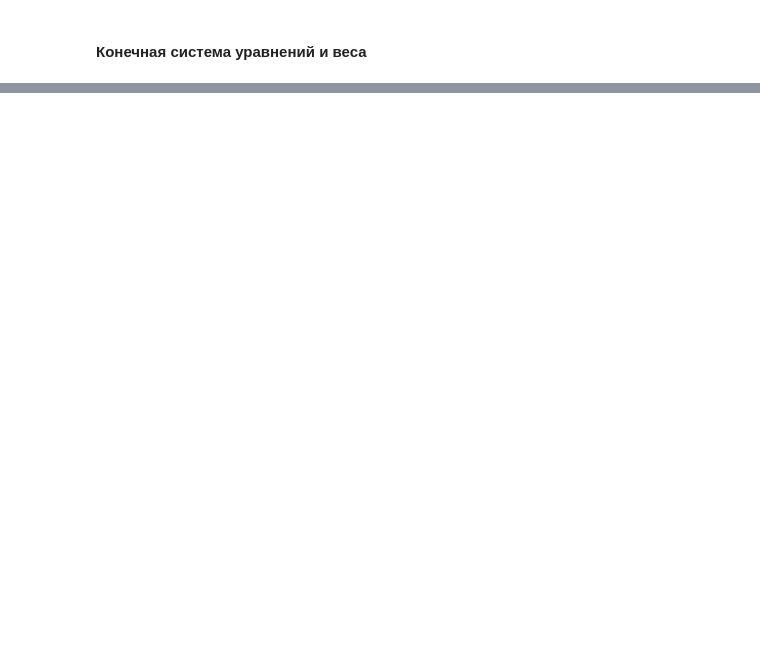
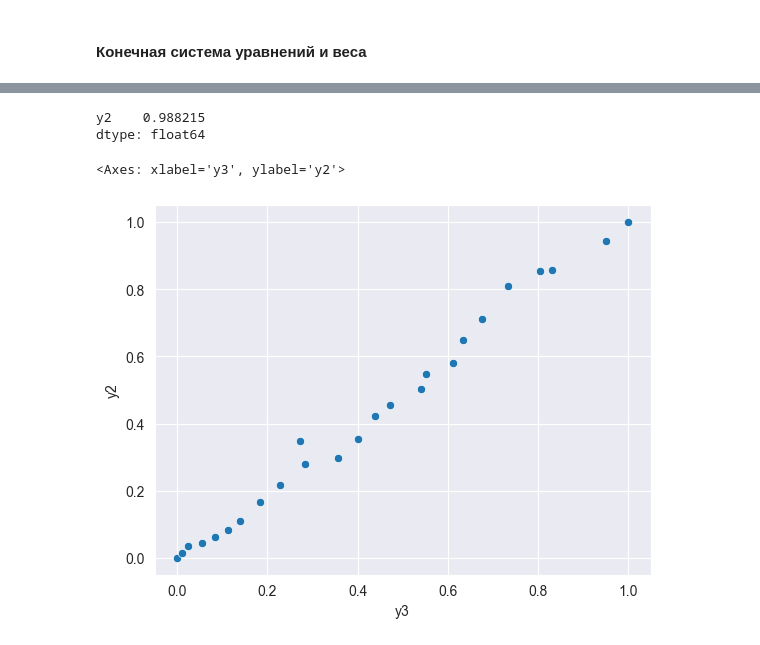
Before and after one commit to CosmDandy/-_4_-, a Jupyter notebook: analysis.ipynb, the cells around one changed output, grey strips where cells are left out. Drawn from its saved outputs; the diff is of its cells as text; code cells hidden in the pictures; blank space fills up the shorter version.

```diff
--- a/analysis.ipynb
+++ b/analysis.ipynb
@@ -913 +894,11 @@ y2       0.871821
 dtype: float64
+# %%
+CustomLinearRegression(y3, pd.concat([y2], axis=1)).get_coefficients()
+# %% [output]
+y2    0.988215
+dtype: float64
+# %%
+sns.scatterplot(x=y3, y=y2)
+# %% [output]
+<Axes: xlabel='y3', ylabel='y2'>
+[figure, added]
```
Also changed, not shown: parts of 18 cells of this notebook.
